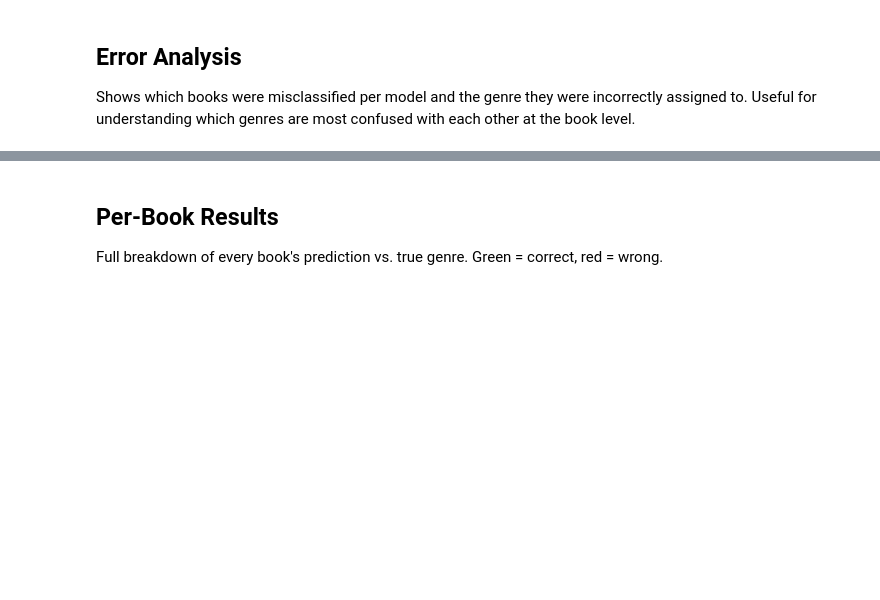
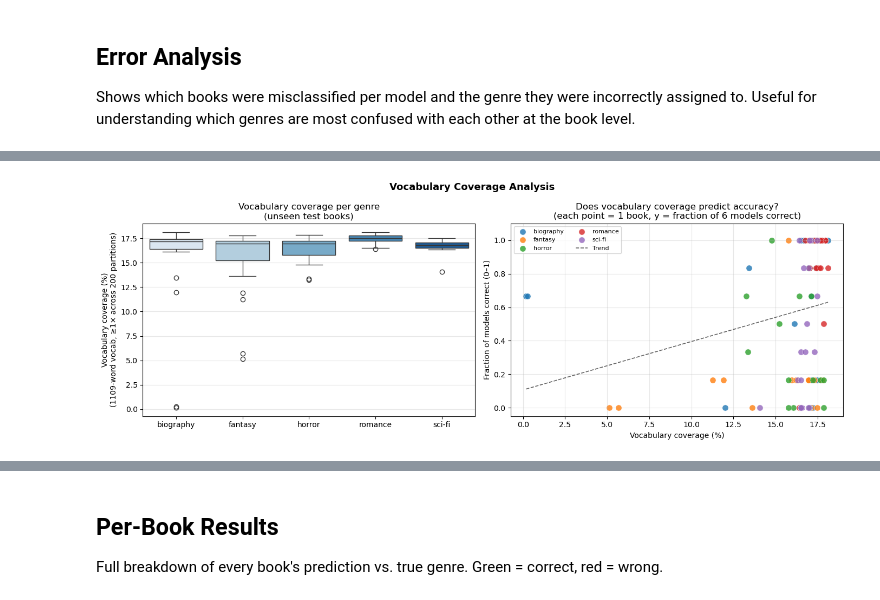
Before and after one commit to RakanAT/DataScienceApplications-Group4, a Jupyter notebook: Assignment 1/Batch Evaluation.ipynb, the cells around one changed output, grey strips where cells are left out. Drawn from its saved outputs; the diff is of its cells as text; code cells hidden in the pictures; blank space fills up the shorter version.

Commit message:
Vocab Analysis
Added vocab analysis

```diff
--- a/Assignment 1/Batch Evaluation.ipynb
+++ b/Assignment 1/Batch Evaluation.ipynb
@@ -407,0 +499,80 @@ for col, name in MODEL_COLS.items():
+# %%
+# ── Data collection: vocabulary coverage + model confidence (one pass per book) ─
+# Uses the same clean_and_partition helper defined above.
+# DistilBERT inference runs in batches of 32 on GPU; expect ~30–60 s total.
+vocab_size    = len(vec.vocabulary_)
+analysis_rows = []
+
+for genre, books in downloaded.items():
+    print(f'Processing {genre}...', end=' ', flush=True)
+    count = 0
+    for path, title in books:
+        parts = clean_and_partition(path)
+        if parts is None:
+            continue
+        X = vec.transform(parts)
+
+        # Vocabulary coverage: fraction of the 1,109-word vocab seen ≥1× in this book
+        n_covered = int(np.asarray((X > 0).sum(axis=0) > 0).flatten().sum())
+
+        # Model confidence: mean max-probability across 200 partitions per model
+        analysis_rows.append({
+            'title':          title,
+            'genre':          genre,
+            'vocab_coverage': n_covered / vocab_size * 100,
+            'conf_lr':        lr.predict_proba(X).max(axis=1).mean(),
+            'conf_rf':        rf.predict_proba(X).max(axis=1).mean(),
+            'conf_nb':        nb.predict_proba(X).max(axis=1).mean(),
+            'conf_xgb':       xgb_clf.predict_proba(X).max(axis=1).mean(),
+            'conf_bert':      bert_clf.predict_proba(parts).max(axis=1).mean(),
+        })
+        count += 1
+    print(f'{count} books')
+
+# Merge book-level predictions from preds_df so we can compute correct/incorrect
+analysis_df = pd.DataFrame(analysis_rows).merge(
+    preds_df[['title', 'lr', 'svm', 'rf', 'nb', 'xgb', 'bert']],
+    on='title', how='left',
+)
+# Fraction of all 6 models that got this book right
+for col in ['lr', 'svm', 'rf', 'nb', 'xgb', 'bert']:
+    analysis_df[f'{col}_correct'] = (analysis_df[col] == analysis_df['genre']).astype(int)
+analysis_df['model_agreement'] = analysis_df[
+    ['lr_correct', 'svm_correct', 'rf_correct', 'nb_correct', 'xgb_correct', 'bert_correct']
+].mean(axis=1)
+print(f'\nAnalysis data collected: {len(analysis_df)} books')
+
+# ── Vocabulary Coverage plots ─────────────────────────────────────────────────
+fig, axes = plt.subplots(1, 2, figsize=(14, 5))
+
+# Left: coverage distribution per genre
+sns.boxplot(data=analysis_df, x='genre', y='vocab_coverage',
+            palette='Blues', order=GENRES, ax=axes[0])
+axes[0].set_ylabel(f'Vocabulary coverage (%)\n({vocab_size}-word vocab, ≥1× across 200 partitions)')
+axes[0].set_xlabel('')
+axes[0].set_title('Vocabulary coverage per genre\n(unseen test books)')
+axes[0].grid(axis='y', alpha=0.3)
+
+# Right: scatter — does vocabulary coverage predict how many models get it right?
+genre_colors = dict(zip(GENRES, ['#1f77b4', '#ff7f0e', '#2ca02c', '#d62728', '#9467bd']))
+for genre in GENRES:
+    sub = analysis_df[analysis_df['genre'] == genre]
+    axes[1].scatter(sub['vocab_coverage'], sub['model_agreement'],
+                    color=genre_colors[genre], label=genre,
+                    s=65, alpha=0.8, edgecolors='white', linewidths=0.4)
+z    = np.polyfit(analysis_df['vocab_coverage'], analysis_df['model_agreement'], 1)
+xfit = np.linspace(analysis_df['vocab_coverage'].min(), analysis_df['vocab_coverage'].max(), 100)
+axes[1].plot(xfit, np.poly1d(z)(xfit), 'k--', linewidth=1.2, alpha=0.6, label='Trend')
+axes[1].set_xlabel('Vocabulary coverage (%)')
+axes[1].set_ylabel('Fraction of models correct (0–1)')
+axes[1].set_title('Does vocabulary coverage predict accuracy?\n(each point = 1 book, y = fraction of 6 models correct)')
+axes[1].set_ylim(-0.05, 1.1)
+axes[1].legend(fontsize=8, ncol=2)
+axes[1].grid(alpha=0.3)
+
+fig.suptitle('Vocabulary Coverage Analysis', fontsize=13, fontweight='bold')
+plt.tight_layout()
+plt.savefig('images/batch_eval_vocab_coverage.png', dpi=150, bbox_inches='tight')
+plt.show()
+print('Saved: images/batch_eval_vocab_coverage.png')
+# %% [output]
@@ -407,0 +589 @@ for col, name in MODEL_COLS.items():
+[figure, added]
```
Also changed, not shown: parts of 15 cells of this notebook, 20 other files.
